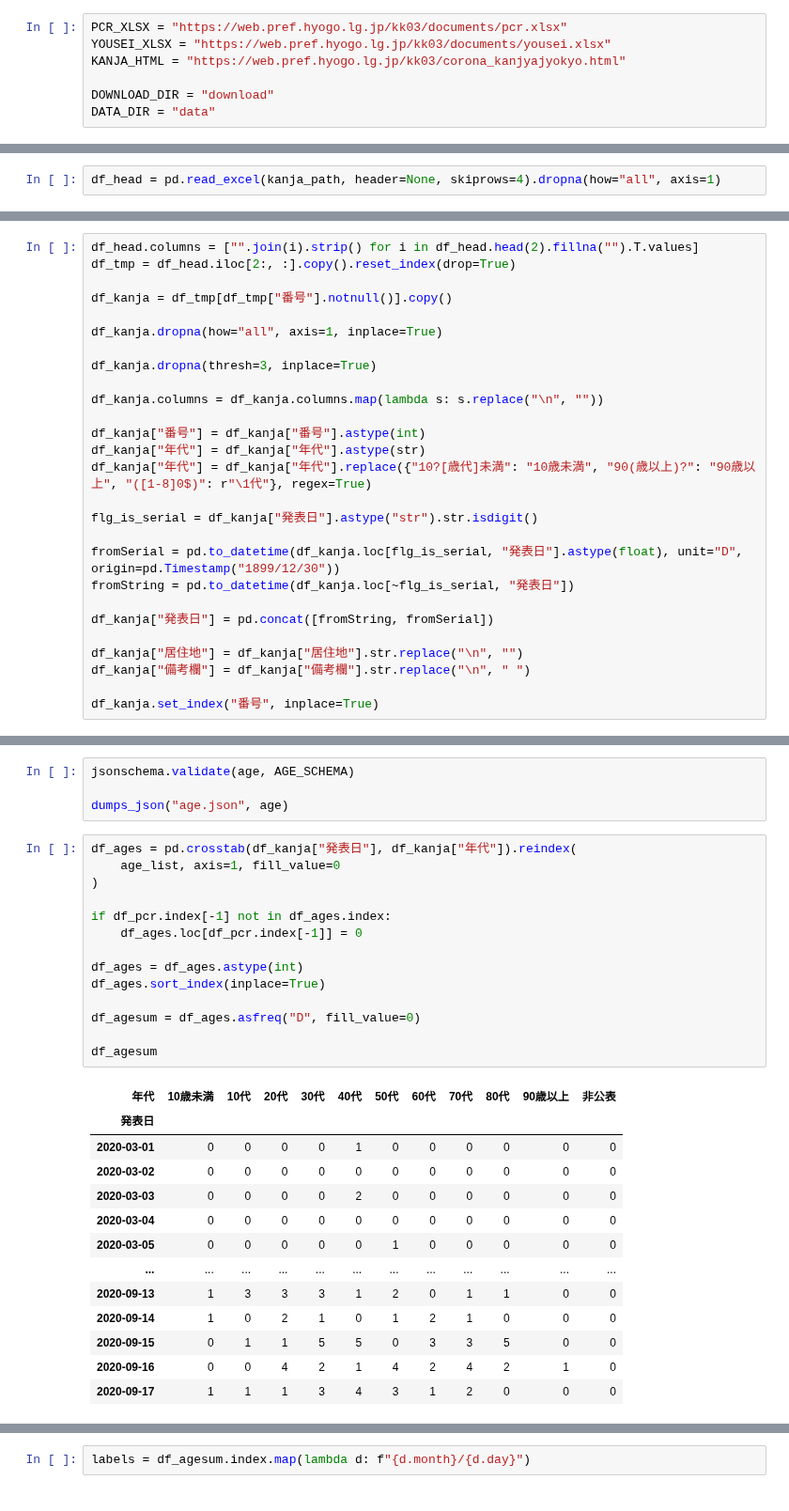
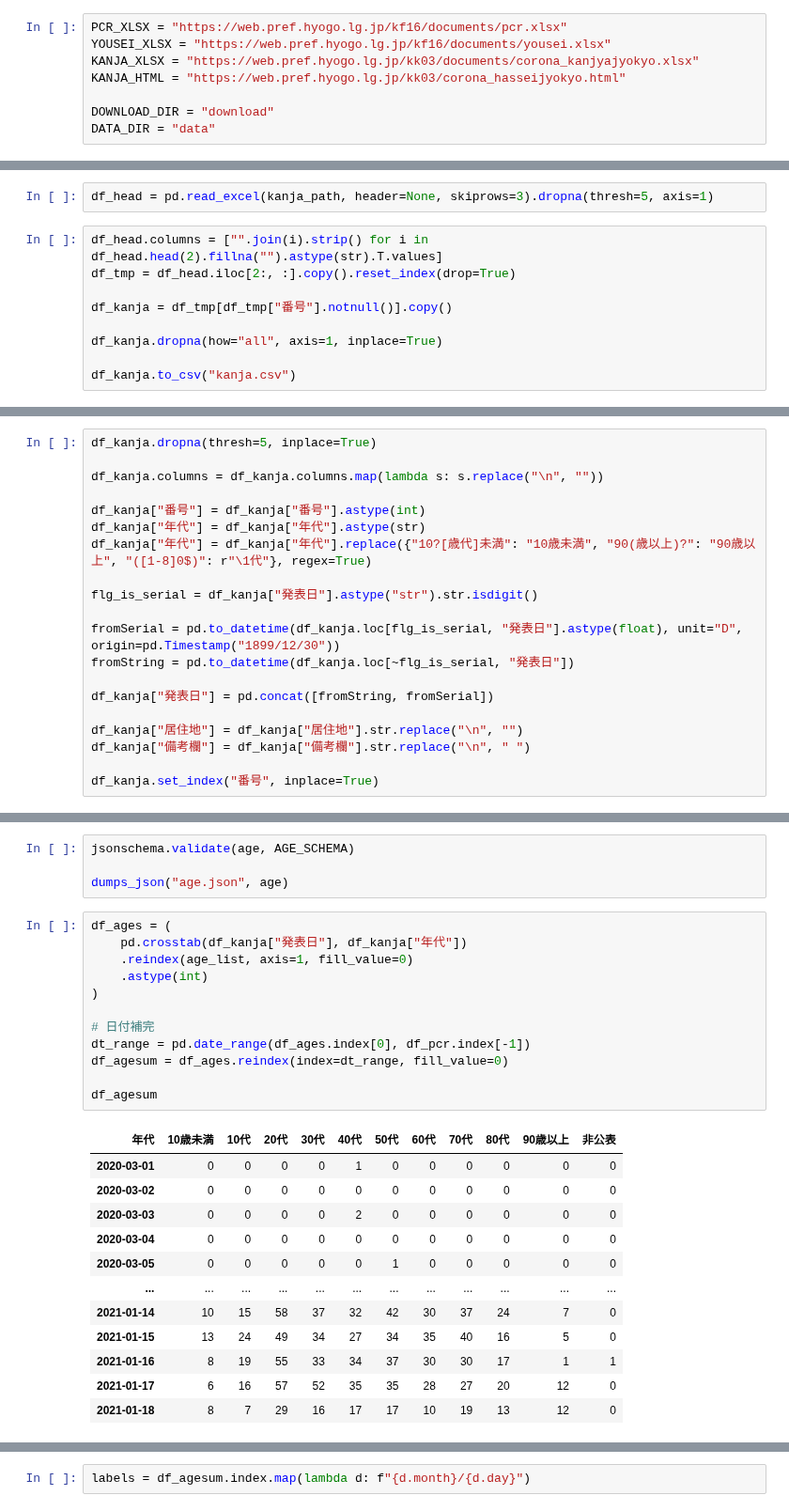
Before and after one commit to imabari/covid19-data, a Jupyter notebook: hyougo/hyougo_json_isoformat.ipynb, the cells around one changed output, grey strips where cells are left out. Shown at 94% size. Saved outputs shown, nothing was run; the diff lists cells and outputs as text.

```diff
--- a/hyougo/hyougo_json_isoformat.ipynb
+++ b/hyougo/hyougo_json_isoformat.ipynb
@@ -24,9 +24,10 @@ Requirement already satisfied: decorator>=3.4.2 in /usr/local/lib/python3.6/dist
 Installing collected packages: retry
 Successfully installed retry-0.9.2
 # %%
-PCR_XLSX = "https://web.pref.hyogo.lg.jp/kk03/documents/pcr.xlsx"
-YOUSEI_XLSX = "https://web.pref.hyogo.lg.jp/kk03/documents/yousei.xlsx"
-KANJA_HTML = "https://web.pref.hyogo.lg.jp/kk03/corona_kanjyajyokyo.html"
+PCR_XLSX = "https://web.pref.hyogo.lg.jp/kf16/documents/pcr.xlsx"
+YOUSEI_XLSX = "https://web.pref.hyogo.lg.jp/kf16/documents/yousei.xlsx"
+KANJA_XLSX = "https://web.pref.hyogo.lg.jp/kk03/documents/corona_kanjyajyokyo.xlsx"
+KANJA_HTML = "https://web.pref.hyogo.lg.jp/kk03/corona_hasseijyokyo.html"
 
 DOWNLOAD_DIR = "download"
 DATA_DIR = "data"
@@ -458,4 +460,13 @@ link = urljoin(KANJA_HTML, tag.get("href"))
 # %%
 kanja_path = get_file(link, DOWNLOAD_DIR)
 # %%
-df_head = pd.read_excel(kanja_path, header=None, skiprows=4).dropna(how="all", axis=1)
+df_head = pd.read_excel(kanja_path, header=None, skiprows=3).dropna(thresh=5, axis=1)
+# %%
+df_head.columns = ["".join(i).strip() for i in df_head.head(2).fillna("").astype(str).T.values]
+df_tmp = df_head.iloc[2:, :].copy().reset_index(drop=True)
+
+df_kanja = df_tmp[df_tmp["番号"].notnull()].copy()
+
+df_kanja.dropna(how="all", axis=1, inplace=True)
+
+df_kanja.to_csv("kanja.csv")
@@ -462,12 +476,5 @@ df_head = pd.read_excel(kanja_path, header=None, skiprows=4).dropna(how="all", a
 # %%
-df_head.columns = ["".join(i).strip() for i in df_head.head(2).fillna("").T.values]
-df_tmp = df_head.iloc[2:, :].copy().reset_index(drop=True)
-
-df_kanja = df_tmp[df_tmp["番号"].notnull()].copy()
-
-df_kanja.dropna(how="all", axis=1, inplace=True)
-
-df_kanja.dropna(thresh=3, inplace=True)
+df_kanja.dropna(thresh=5, inplace=True)
 
 df_kanja.columns = df_kanja.columns.map(lambda s: s.replace("\n", ""))
 
@@ -586,30 +596,27 @@ jsonschema.validate(age, AGE_SCHEMA)
 
 dumps_json("age.json", age)
 # %%
-df_ages = pd.crosstab(df_kanja["発表日"], df_kanja["年代"]).reindex(
-    age_list, axis=1, fill_value=0
+df_ages = (
+    pd.crosstab(df_kanja["発表日"], df_kanja["年代"])
+    .reindex(age_list, axis=1, fill_value=0)
+    .astype(int)
 )
 
-if df_pcr.index[-1] not in df_ages.index:
-    df_ages.loc[df_pcr.index[-1]] = 0
-
-df_ages = df_ages.astype(int)
-df_ages.sort_index(inplace=True)
-
-df_agesum = df_ages.asfreq("D", fill_value=0)
+# 日付補完
+dt_range = pd.date_range(df_ages.index[0], df_pcr.index[-1])
+df_agesum = df_ages.reindex(index=dt_range, fill_value=0)
 
 df_agesum
 # %% [output]
 | 年代 | 10歳未満 | 10代 | 20代 | 30代 | 40代 | 50代 | 60代 | 70代 | 80代 | 90歳以上 | 非公表 |
-| 発表日 |  |  |  |  |  |  |  |  |  |  |  |
 | 2020-03-01 | 0 | 0 | 0 | 0 | 1 | 0 | 0 | 0 | 0 | 0 | 0 |
 | 2020-03-02 | 0 | 0 | 0 | 0 | 0 | 0 | 0 | 0 | 0 | 0 | 0 |
 | 2020-03-03 | 0 | 0 | 0 | 0 | 2 | 0 | 0 | 0 | 0 | 0 | 0 |
 | 2020-03-04 | 0 | 0 | 0 | 0 | 0 | 0 | 0 | 0 | 0 | 0 | 0 |
 | 2020-03-05 | 0 | 0 | 0 | 0 | 0 | 1 | 0 | 0 | 0 | 0 | 0 |
 | ... | ... | ... | ... | ... | ... | ... | ... | ... | ... | ... | ... |
-| 2020-09-13 | 1 | 3 | 3 | 3 | 1 | 2 | 0 | 1 | 1 | 0 | 0 |
-| 2020-09-14 | 1 | 0 | 2 | 1 | 0 | 1 | 2 | 1 | 0 | 0 | 0 |
-| 2020-09-15 | 0 | 1 | 1 | 5 | 5 | 0 | 3 | 3 | 5 | 0 | 0 |
-| 2020-09-16 | 0 | 0 | 4 | 2 | 1 | 4 | 2 | 4 | 2 | 1 | 0 |
-| 2020-09-17 | 1 | 1 | 1 | 3 | 4 | 3 | 1 | 2 | 0 | 0 | 0 |
+| 2021-01-14 | 10 | 15 | 58 | 37 | 32 | 42 | 30 | 37 | 24 | 7 | 0 |
+| 2021-01-15 | 13 | 24 | 49 | 34 | 27 | 34 | 35 | 40 | 16 | 5 | 0 |
+| 2021-01-16 | 8 | 19 | 55 | 33 | 34 | 37 | 30 | 30 | 17 | 1 | 1 |
+| 2021-01-17 | 6 | 16 | 57 | 52 | 35 | 35 | 28 | 27 | 20 | 12 | 0 |
+| 2021-01-18 | 8 | 7 | 29 | 16 | 17 | 17 | 10 | 19 | 13 | 12 | 0 |
```
Also changed, not shown: parts of 24 cells of this notebook.
